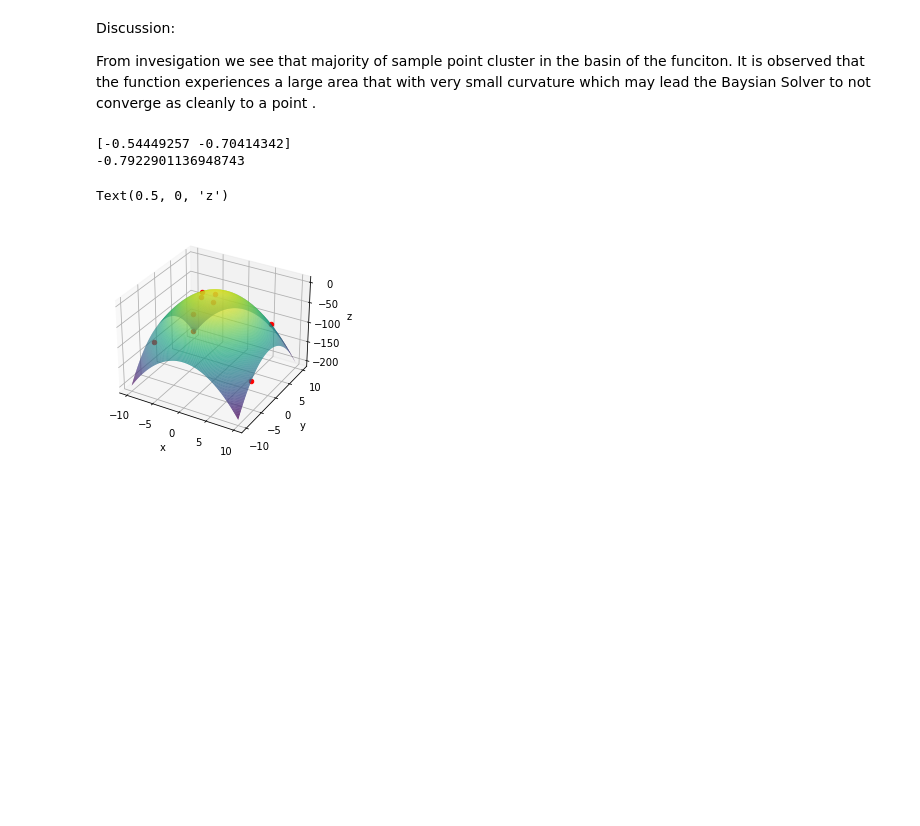
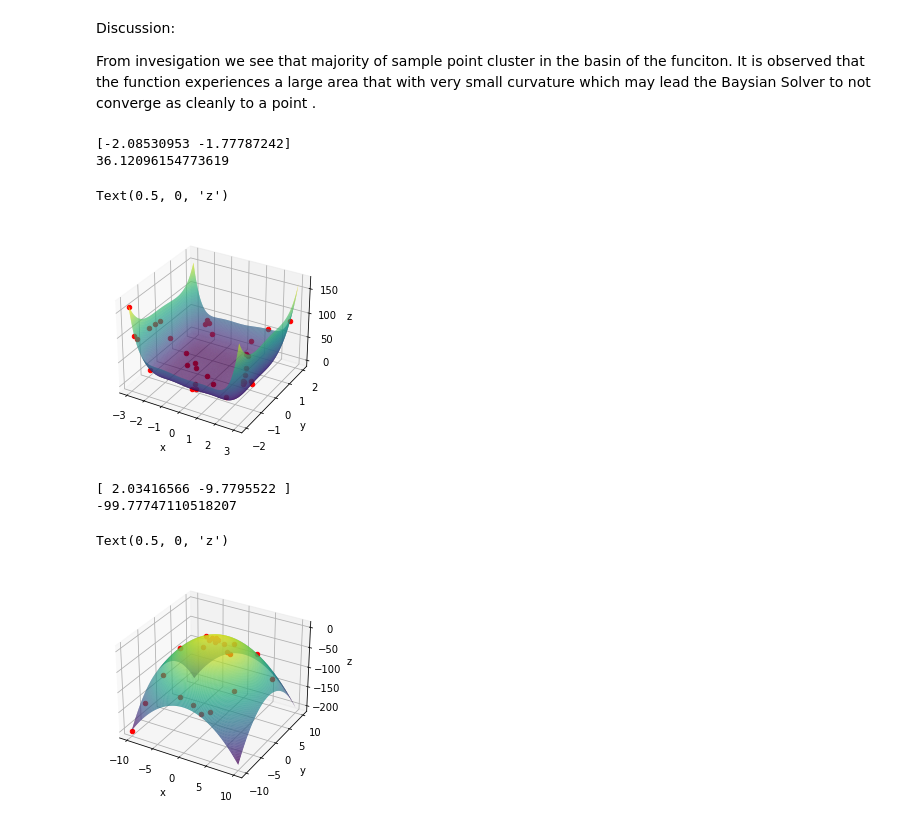
Before and after one commit to Cwhitney32/DesignOptimization, a Jupyter notebook: Homework 3.ipynb, the cells around one changed output. Drawn from its saved outputs; the diff is of its cells as text; code cells hidden in the pictures; blank space fills up the shorter version.

```diff
--- a/Homework 3.ipynb
+++ b/Homework 3.ipynb
@@ -234,6 +248,55 @@ Text(0.5, 0, 'z')
 Discussion:
 
 From invesigation we see that majority of sample point cluster in the basin of the funciton. It is observed that the function experiences a large area that with very small curvature which may lead the Baysian Solver to not converge as cleanly to a point .
+# %%
+import numpy as np
+import sklearn
+import sklearn.gaussian_process as gp
+import matplotlib.pyplot as plt
+from gp import*
+from plotters import*
+%matplotlib inline
+
+def sample_loss(x):
+    return ((4-2.1*x[0]**2+((x[0]**4)/3))*x[0]**2+x[0]*x[1]+(-4+4*x[1]**2)*x[1]**2)
+
+x = np.linspace(-3, 3, 300)
+y = np.linspace(-2, 2, 300)
+
+n_iters=30
+bounds=np.array([[-3,3], [-2,2]])
+
+#xp, yp = bayesian_optimisation(n_iters, sample_loss, bounds,random_search=10000)
+
+#xp,yp=bayesian_optimisation(n_iters, sample_loss, bounds,[[0,0],[.1,0],[-.1,0],[-.2,.2]], gp_params=None, random_search=False, alpha=1e-6, epsilon=1e-11)
+xp,yp=bayesian_optimisation(n_iters, sample_loss, bounds,x0=None, gp_params=None, random_search=False, alpha=1e-10, epsilon=1e-11)
+
+s=len(xp)
+
+x_sol=xp[s-1]
+
+sol=sample_loss(x_sol)
+
+print(x_sol)
+print(sol)
+
+X, Y = np.meshgrid(x, y)
+Z = sample_loss([X,Y])
+fig = plt.figure()
+ax = plt.axes(projection='3d')
+ax.plot_surface(X, Y, Z, rstride=1, cstride=1, cmap='viridis', edgecolor='none')
+
+for i in range(0,len(xp)-1):
+    ax.scatter(xp[i,0],xp[i,1],yp[i],marker = 'o',color='r')
+
+ax.set_xlabel('x')
+ax.set_ylabel('y')
+ax.set_zlabel('z')
+# %% [output]
+[-2.08530953 -1.77787242]
+36.12096154773619
+Text(0.5, 0, 'z')
+[figure, added]
 # %%
 import numpy as np
 import sklearn
@@ -249,7 +312,7 @@ def sample_loss(x):
 x = np.linspace(-10, 10, 200)
 y = np.linspace(-10, 10, 200)
 
-n_iters=5
+n_iters=20
 bounds=np.array([[-10,10], [-10,10]])
 
 #xp, yp = bayesian_optimisation(n_iters, sample_loss, bounds,random_search=10000)
@@ -279,7 +342,7 @@ ax.set_xlabel('x')
 ax.set_ylabel('y')
 ax.set_zlabel('z')
 # %% [output]
-[-0.54449257 -0.70414342]
--0.7922901136948743
+[ 2.03416566 -9.7795522 ]
+-99.77747110518207
 Text(0.5, 0, 'z')
-[figure, old version]
+[figure, new version]
```
Also changed, not shown: parts of 4 cells of this notebook, 2 other files.
